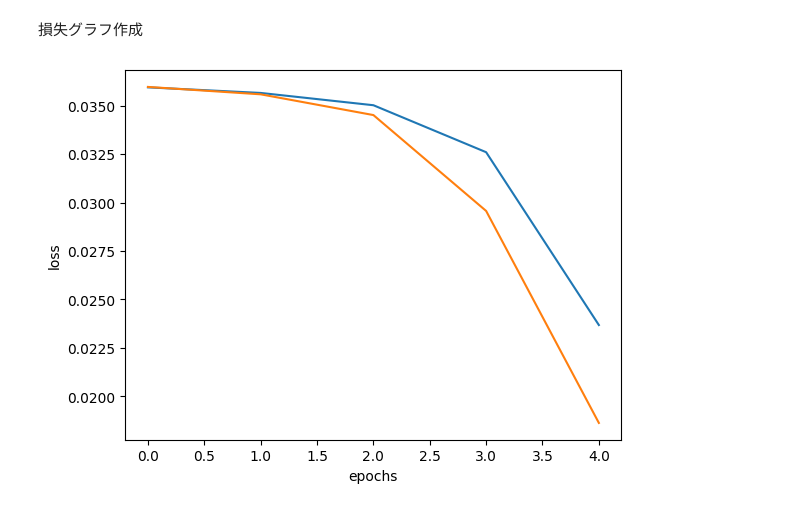
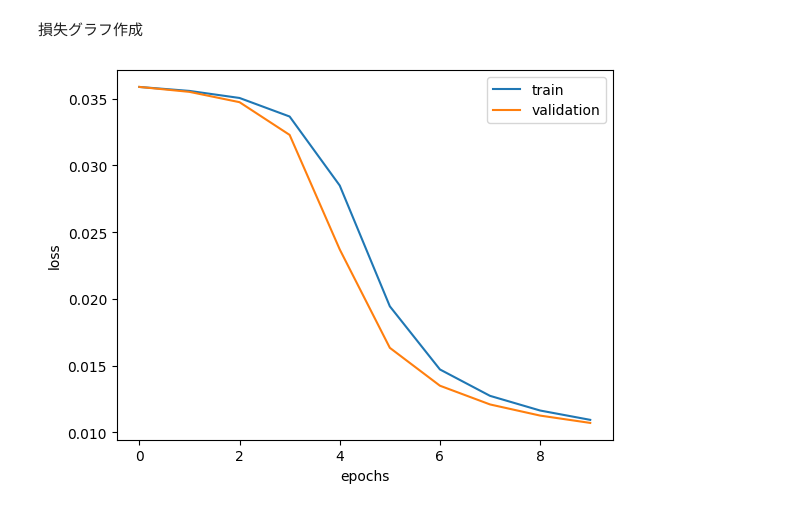
Before and after one commit to Tonomura222/b4_lecture_pytorch, a Jupyter notebook: pytorch_tutorial_cnn.ipynb, the cells around one changed output. Cells and saved outputs as stored; diff of their text form; code cells hidden in the pictures.

```diff
--- a/pytorch_tutorial_cnn.ipynb
+++ b/pytorch_tutorial_cnn.ipynb
@@ -145,8 +145,7 @@ def test(dataloader, model):
 # %% [markdown]
 validation損失をもとに最適epochを決定
 # %%
-epochs = 5
-best_epoch = 0
+epochs = 10
 min_loss = 1000
 
 model_path = "model/cnn/"
@@ -191,10 +190,11 @@ Done!
 # %% [markdown]
 損失グラフ作成
 # %%
-plt.plot(train_losses)
-plt.plot(validation_losses)
+plt.plot(train_losses, label="train")
+plt.plot(validation_losses, label="validation")
 plt.xlabel("epochs")
 plt.ylabel("loss")
+plt.legend()
 plt.show()
 # %% [output]
-[figure, old version]
+[figure, new version]
```
Also changed, not shown: parts of 1 cell of this notebook, 2 other files.
